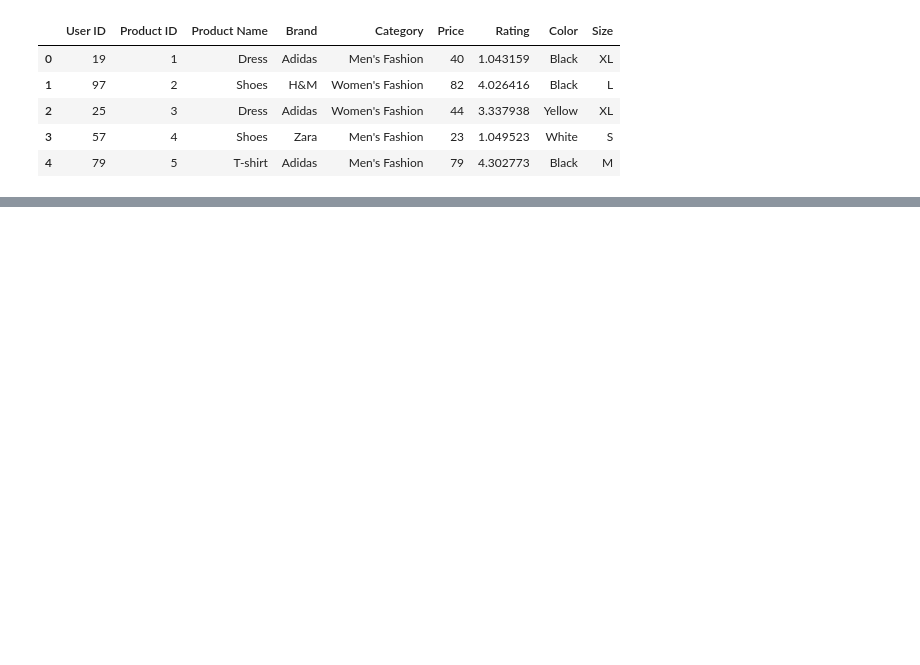
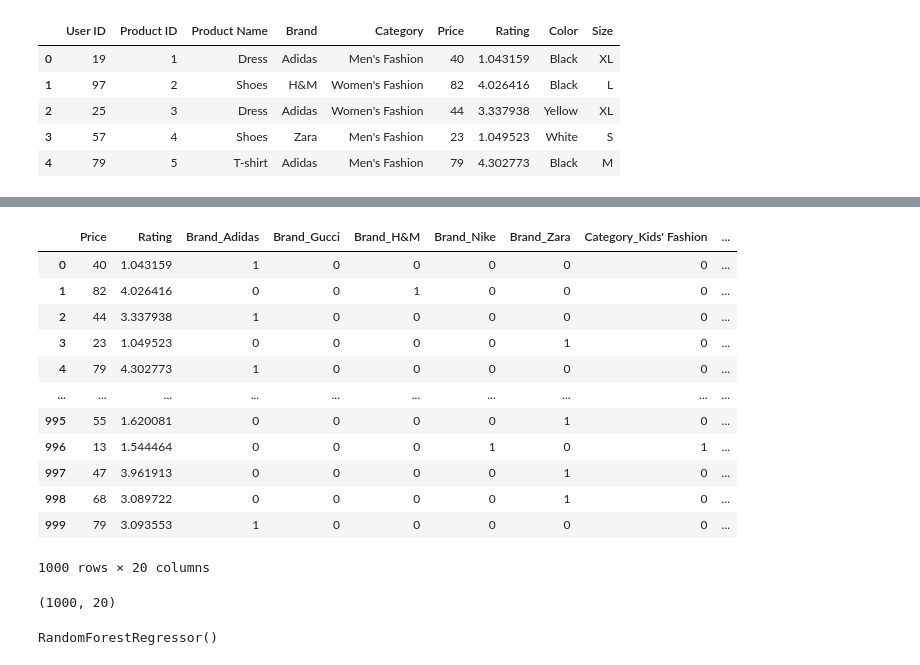
Before and after one commit to mayurimamdi/KNNProjects, a Jupyter notebook: Fashion_recommendation/data.ipynb, the cells around one changed output, grey strips where cells are left out. Cells and saved outputs as stored; diff of their text form; code cells hidden in the pictures; blank space fills up the shorter version.

Commit message:
Fashion Recommendation system

```diff
--- a/Fashion_recommendation/data.ipynb
+++ b/Fashion_recommendation/data.ipynb
@@ -51,0 +67,2 @@ Name: count, Length: 100, dtype: int64
+# %%
+cols = df[['Brand', 'Category','Color','Size']]
@@ -51,0 +85,4 @@ Name: count, Length: 100, dtype: int64
+# %%
+cols_df=pd.get_dummies(cols).astype(int)
+# %%
+df=pd.concat([df,cols_df], axis=1)
@@ -51,0 +98,22 @@ Name: count, Length: 100, dtype: int64
+# %%
+df.drop(columns=['User ID','Product ID', 'Product Name','Category','Brand','Color','Size'], axis=1, inplace=True)
+# %%
+df
+# %% [output]
+|  | Price | Rating | Brand_Adidas | Brand_Gucci | Brand_H&M | Brand_Nike | Brand_Zara | Category_Kids' Fashion | ... |
+| 0 | 40 | 1.043159 | 1 | 0 | 0 | 0 | 0 | 0 | ... |
+| 1 | 82 | 4.026416 | 0 | 0 | 1 | 0 | 0 | 0 | ... |
+| 2 | 44 | 3.337938 | 1 | 0 | 0 | 0 | 0 | 0 | ... |
+| 3 | 23 | 1.049523 | 0 | 0 | 0 | 0 | 1 | 0 | ... |
+| 4 | 79 | 4.302773 | 1 | 0 | 0 | 0 | 0 | 0 | ... |
+| ... | ... | ... | ... | ... | ... | ... | ... | ... | ... |
+| 995 | 55 | 1.620081 | 0 | 0 | 0 | 0 | 1 | 0 | ... |
+| 996 | 13 | 1.544464 | 0 | 0 | 0 | 1 | 0 | 1 | ... |
+| 997 | 47 | 3.961913 | 0 | 0 | 0 | 0 | 1 | 0 | ... |
+| 998 | 68 | 3.089722 | 0 | 0 | 0 | 0 | 1 | 0 | ... |
+| 999 | 79 | 3.093553 | 1 | 0 | 0 | 0 | 0 | 0 | ... |
+1000 rows × 20 columns
+# %%
+df.shape
+# %% [output]
+(1000, 20)
@@ -51,0 +127,4 @@ Name: count, Length: 100, dtype: int64
+# %%
+rfr.fit(X_train, y_train)
+# %% [output]
+RandomForestRegressor()
```
Also changed, not shown: parts of 28 cells of this notebook.
